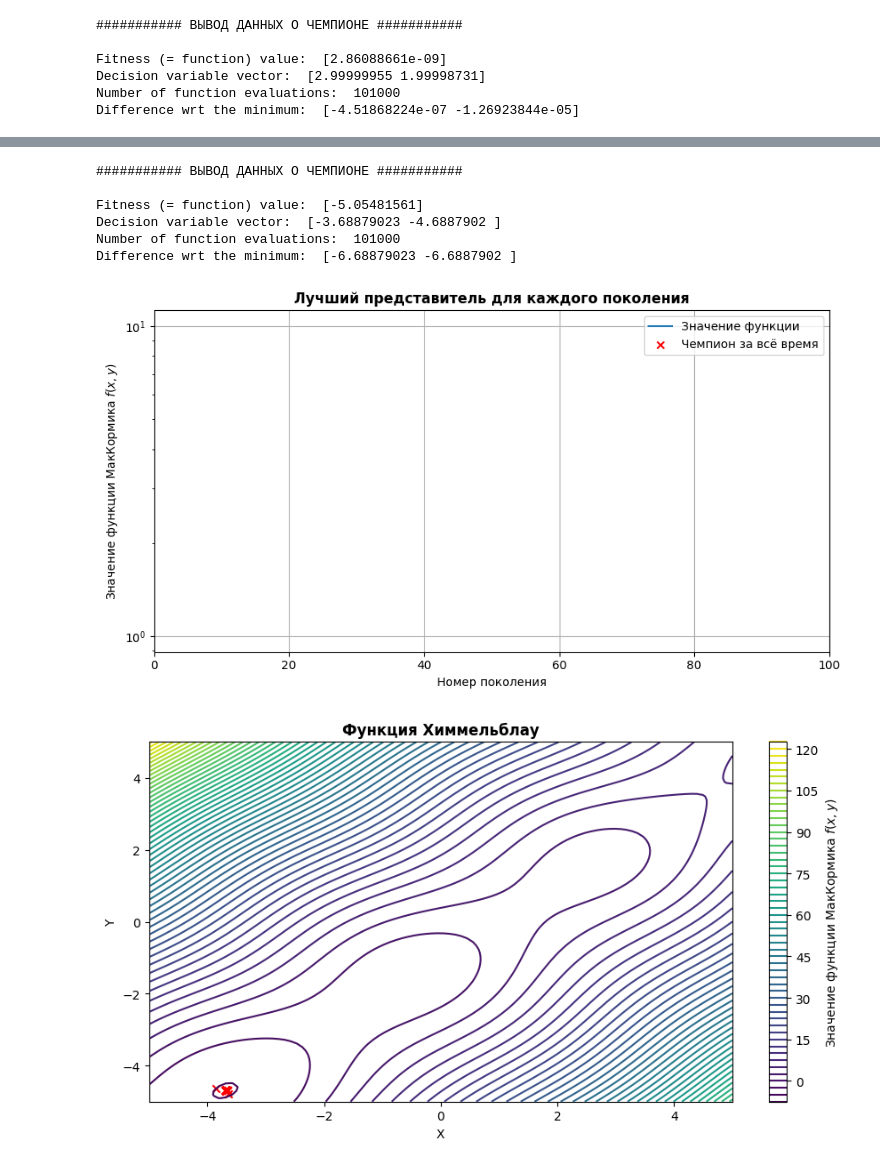
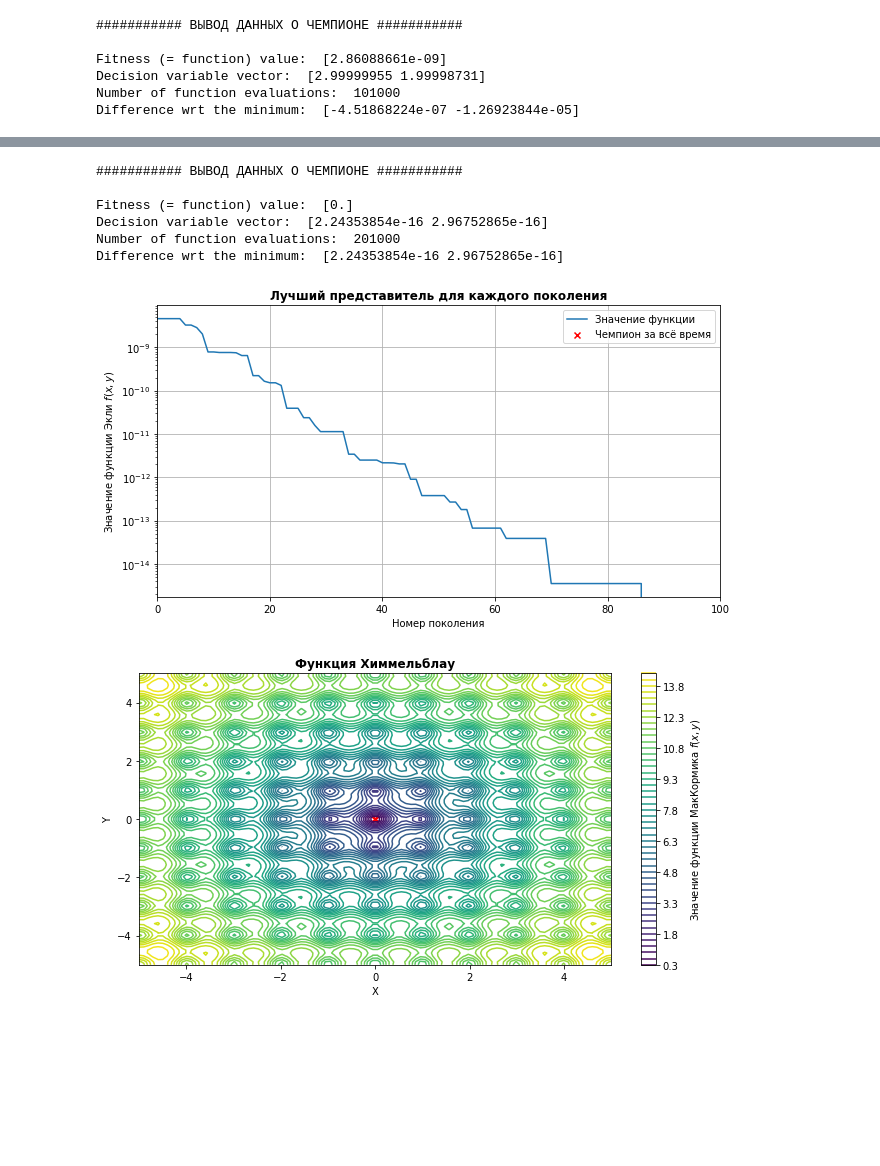
Before and after one commit to Violonur-PavelBI/homework, a Jupyter notebook: AI/Lab2.ipynb, the cells around one changed output, grey strips where cells are left out. Drawn from its saved outputs; the diff is of its cells as text; code cells hidden in the pictures; blank space fills up the shorter version.

Commit message:
Добавил оптимизация функции Экли

```diff
--- a/AI/Lab2.ipynb
+++ b/AI/Lab2.ipynb
@@ -214,6 +214,6 @@ $$ f(x, y) = sin(x + y)+(x - y)^2 - 1.5x + 2.5y +1 $$
 # %%
 #функция 2
-class  McComrickOptimization:
+class  AkluOptimization:
 
     def __init__(self,
                  x_min: float,
@@ -233,13 +233,12 @@ class  McComrickOptimization:
 
     def fitness(self, x):
         # Вычислить значение функции
-        function_value = math.sin(x[0] + x[1]) + math.pow(x[0] - x[1], 2.0) - 1.5*x[0] + 2.5*x[1]+1
-
+        function_value = -20.0 * np.exp(-0.2 * np.sqrt(0.5 * (np.square(x[0]) +np.square(x[1])))) - np.exp(0.5 * (np.cos(2 * np.pi * x[0]) + np.cos(2 * np.pi * x[1]))) + np.e + 20
         # Вернуть список
         return [function_value]
 # %%
 # Инициализируем UDP (User Defined Problem)
-udp = McComrickOptimization(-5.0, 5.0, -5.0, 5.0)
+udp = AkluOptimization(-5.0, 5.0, -5.0, 5.0)
 
 # Создадим объект pygmo
 prob = pg.problem(udp)
@@ -324,46 +323,46 @@ print('\n########### ВЫВОД ДАННЫХ О ЧЕМПИОНЕ ###########\n')
 print('Fitness (= function) value: ', pop.champion_f)
 print('Decision variable vector: ', pop.champion_x)
 print('Number of function evaluations: ', pop.problem.get_fevals())
-print('Difference wrt the minimum: ', pop.champion_x - np.array([3,2]))
+print('Difference wrt the minimum: ', pop.champion_x - np.array([0,0]))
 # %% [output]
 ########### ВЫВОД ДАННЫХ О ЧЕМПИОНЕ ###########
 
-Fitness (= function) value:  [-5.05481561]
-Decision variable vector:  [-3.68879023 -4.6887902 ]
-Number of function evaluations:  101000
-Difference wrt the minimum:  [-6.68879023 -6.6887902 ]
+Fitness (= function) value:  [0.]
+Decision variable vector:  [2.24353854e-16 2.96752865e-16]
+Number of function evaluations:  201000
+Difference wrt the minimum:  [2.24353854e-16 2.96752865e-16]
 # %%
 # Вытащим лучших индивидов из всех поколений
 best_x = [ind[0] for ind in individuals_list]
 best_y = [ind[1] for ind in individuals_list]
 
 # Выразим границы задачи
 (x_min, y_min), (x_max, y_max) = udp.get_bounds()
 
 # Изобразим минимизацию за все поколения
 fig, ax = plt.subplots(figsize=(9, 5))
 ax.plot(np.arange(0, number_of_evolutions), fitness_list, label='Значение функции')
 
 # Выведем лучший образец
 champion_n = np.argmin(np.array(fitness_list))
 ax.scatter(champion_n, np.min(fitness_list), marker='x', color='r', label='Чемпион за всё время')
 
 # Оформление
 ax.set_xlim((0, number_of_evolutions))
 ax.grid('major')
 ax.set_title('Лучший представитель для каждого поколения', fontweight='bold')
 ax.set_xlabel('Номер поколения')
-ax.set_ylabel(r'Значение функции МакКормика $f(x,y)$')
+ax.set_ylabel(r'Значение функции Экли $f(x,y)$')
 ax.legend(loc='upper right')
 ax.set_yscale('log')
 plt.tight_layout()
 
 # Показ
 plt.show()
 # %% [output]
-[figure, old version]
+[figure, new version]
 # %%
-# Изобразим функцию Химмельблау
+# Изобразим функцию Экли
 grid_points = 100
 x_vector = np.linspace(x_min, x_max, grid_points)
 y_vector = np.linspace(y_min, y_max, grid_points)
@@ -393,4 +392,4 @@ plt.tight_layout()
 # Показ
 plt.show()
 # %% [output]
-[figure, old version]
+[figure, new version]
```
Also changed, not shown: parts of 5 cells of this notebook.
